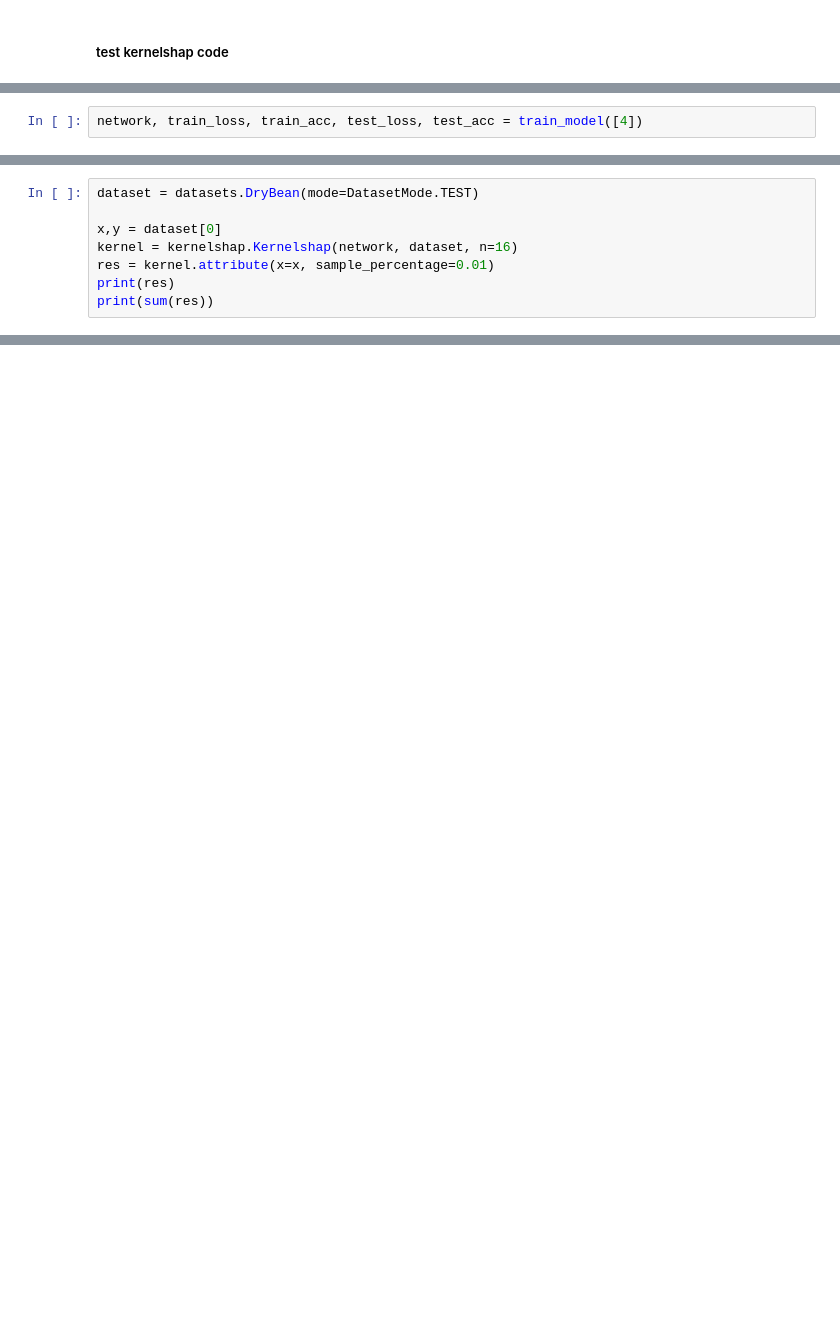
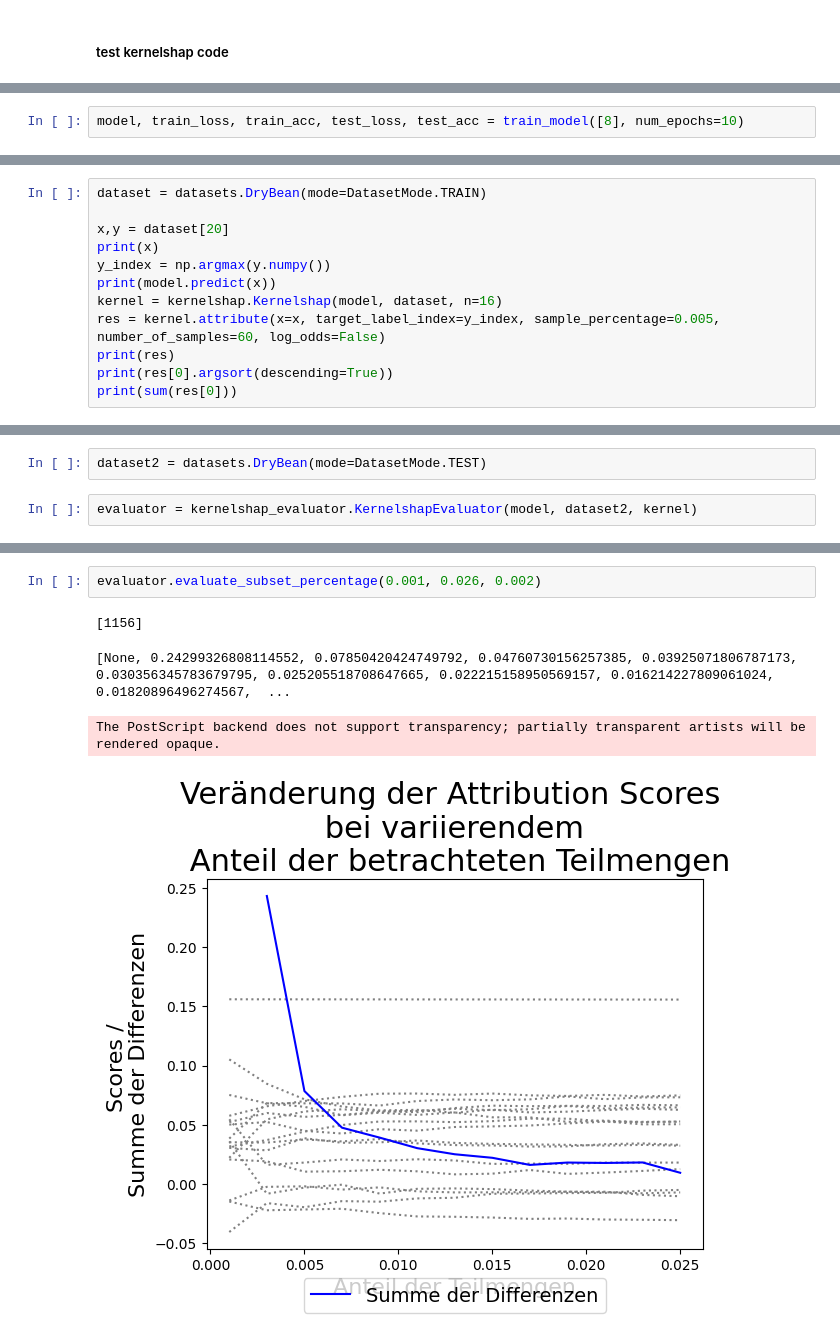
Before and after one commit to surajk222/Project_Group_Attribution_Method, a Jupyter notebook: kernelshap_exploration.ipynb, the cells around one changed output, grey strips where cells are left out. Saved outputs shown, nothing was run; the diff lists cells and outputs as text; blank space fills up the shorter version.

```diff
--- a/kernelshap_exploration.ipynb
+++ b/kernelshap_exploration.ipynb
@@ -15,4 +18,4 @@ importlib.reload(kernelshap)
 # %%
-network, train_loss, train_acc, test_loss, test_acc = train_model([4])
+model, train_loss, train_acc, test_loss, test_acc = train_model([8], num_epochs=10)
 # %% [output]
 Final metrics:
@@ -29,11 +32,15 @@ NeuralNetwork(
   )
 )
 # %%
-dataset = datasets.DryBean(mode=DatasetMode.TEST)
+dataset = datasets.DryBean(mode=DatasetMode.TRAIN)
 
-x,y = dataset[0]
-kernel = kernelshap.Kernelshap(network, dataset, n=16)
-res = kernel.attribute(x=x, sample_percentage=0.01)
+x,y = dataset[20]
+print(x)
+y_index = np.argmax(y.numpy())
+print(model.predict(x))
+kernel = kernelshap.Kernelshap(model, dataset, n=16)
+res = kernel.attribute(x=x, target_label_index=y_index, sample_percentage=0.005, number_of_samples=60, log_odds=False)
 print(res)
-print(sum(res))
+print(res[0].argsort(descending=True))
+print(sum(res[0]))
 # %% [output]
@@ -85,0 +56,4 @@ for j in range(10):
+# %%
+dataset2 = datasets.DryBean(mode=DatasetMode.TEST)
+# %%
+evaluator = kernelshap_evaluator.KernelshapEvaluator(model, dataset2, kernel)
@@ -85,0 +78,7 @@ for j in range(10):
+# %%
+evaluator.evaluate_subset_percentage(0.001, 0.026, 0.002)
+# %% [output]
+[1156]
+[None, 0.24299326808114552, 0.07850420424749792, 0.04760730156257385, 0.03925071806787173, 0.030356345783679795, 0.025205518708647665, 0.022215158950569157, 0.016214227809061024, 0.01820896496274567,  ...
+The PostScript backend does not support transparency; partially transparent artists will be rendered opaque.
+[figure, added]
```
Also changed, not shown: parts of 19 cells of this notebook, 10 other files.
